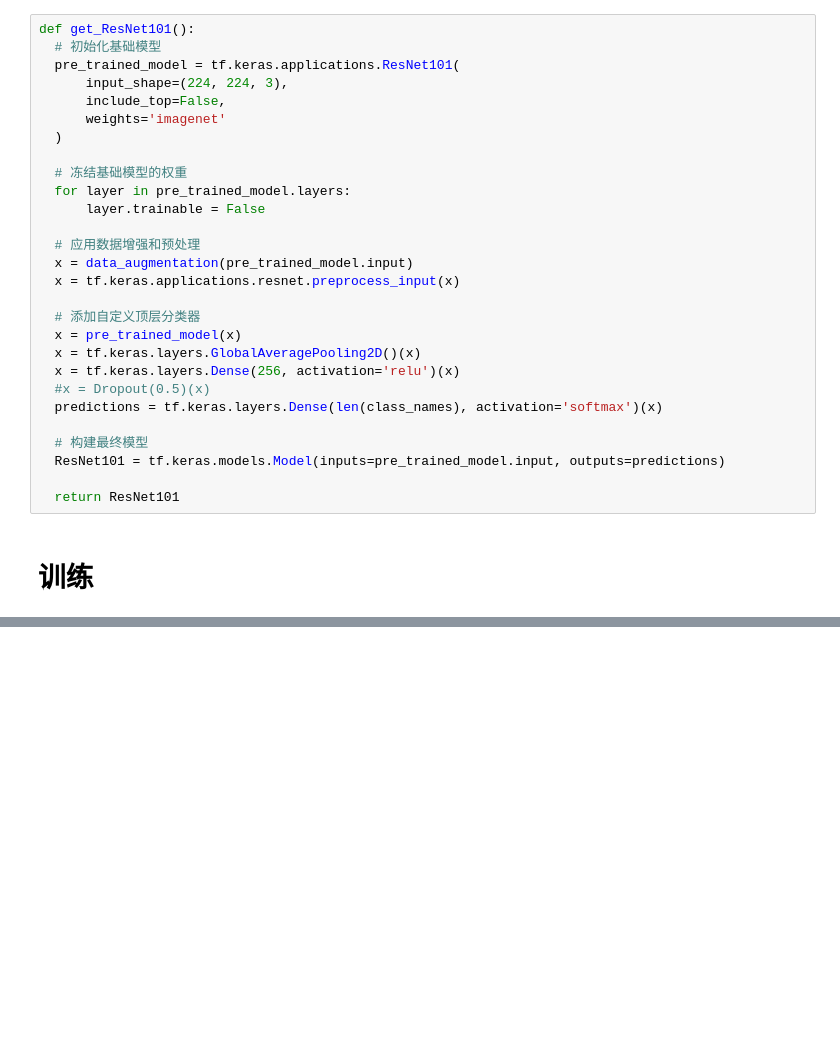
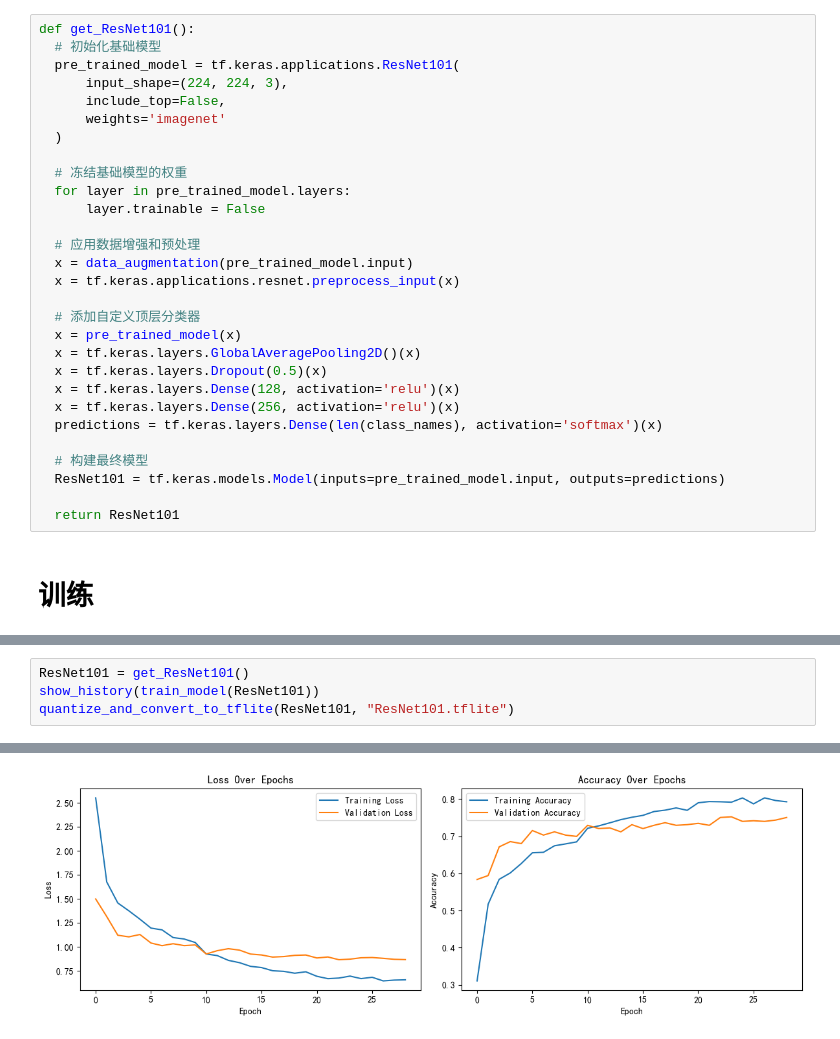
Before and after one commit to caijihuize/Mushroom_Classification, a Jupyter notebook: step2_dataClean.ipynb, the cells around one changed output, grey strips where cells are left out. Saved outputs shown, nothing was run; the diff lists cells and outputs as text; blank space fills up the shorter version.

```diff
--- a/step2_dataClean.ipynb
+++ b/step2_dataClean.ipynb
@@ -542,8 +583,9 @@ def get_ResNet101():
   # 添加自定义顶层分类器
   x = pre_trained_model(x)
   x = tf.keras.layers.GlobalAveragePooling2D()(x)
+  x = tf.keras.layers.Dropout(0.5)(x)
+  x = tf.keras.layers.Dense(128, activation='relu')(x)
   x = tf.keras.layers.Dense(256, activation='relu')(x)
-  #x = Dropout(0.5)(x)
   predictions = tf.keras.layers.Dense(len(class_names), activation='softmax')(x)
 
   # 构建最终模型
@@ -582,0 +717,5 @@ MobileNetV2 = get_MobileNetV2()
+# %%
+ResNet101 = get_ResNet101()
+show_history(train_model(ResNet101))
+quantize_and_convert_to_tflite(ResNet101, "ResNet101.tflite")
+# %% [output]
@@ -582,0 +739 @@ MobileNetV2 = get_MobileNetV2()
+[figure, added]
```
Also changed, not shown: parts of 18 cells of this notebook.
